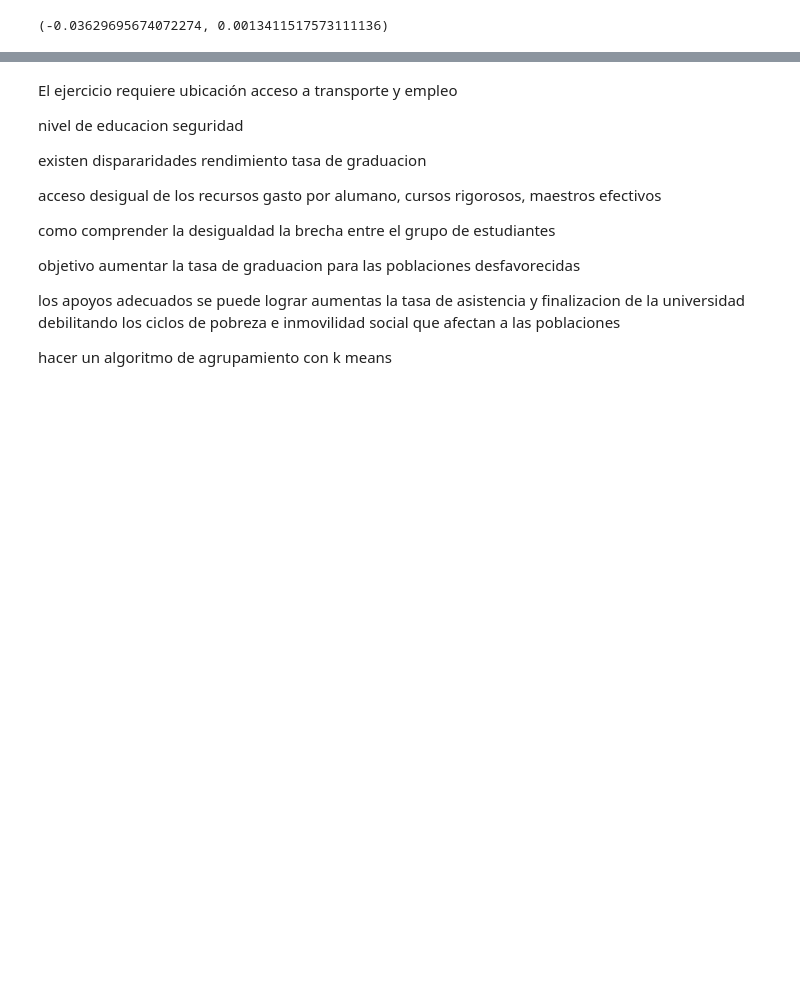
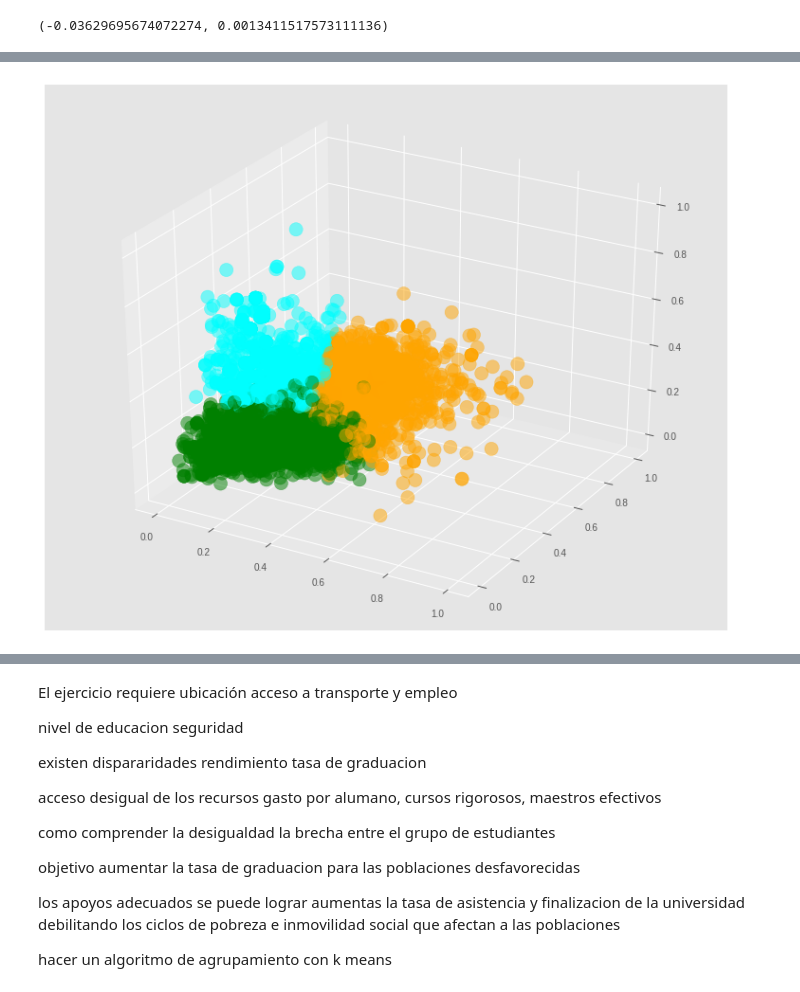
Before and after one commit to Miranda46/TAE-Trabajo1, a Jupyter notebook: TAE_Trabajo1.ipynb, the cells around one changed output, grey strips where cells are left out. Drawn from its saved outputs; the diff is of its cells as text; code cells hidden in the pictures; blank space fills up the shorter version.

```diff
--- a/TAE_Trabajo1.ipynb
+++ b/TAE_Trabajo1.ipynb
@@ -129,0 +382,2 @@ pearsonr(df['PREDDEG'], df['HCM2'])
+# %%
+dfFinal_3D = np.array(dfFinalNorm[["DEP_INC_AVG", "IND_INC_AVG", "GRAD_DEBT_MDN"]])
@@ -129,0 +397,3 @@ pearsonr(df['PREDDEG'], df['HCM2'])
+# %%
+dfFinal['cluster'] = kmeansModeloLabels
+dfFinalNorm['cluster'] = kmeansModeloLabels
@@ -129,0 +447,18 @@ pearsonr(df['PREDDEG'], df['HCM2'])
+# %%
+#array con los datos que se trabaja
+df_array = np.array(dfFinalNorm[["DEP_INC_AVG", "IND_INC_AVG", "GRAD_DEBT_MDN"]])
+#se genera modelo de Kmeans para el array anterior
+kmeans_model = KMeans(n_clusters=3).fit(df_array)
+labels = kmeans_model.labels_
+#Se hallan los centroides para hacer la función Scatter.
+centroides = kmeans_model.cluster_centers_
+fig = plt.figure(figsize=(10, 8))
+ax = Axes3D(fig)
+#Se genera la gráfica con los clusters decididos a través de clustering jerárquico.
+ax.scatter(df_array[:, 0], df_array[:, 1], df_array[:, 2], c=labels, s=200,
+           cmap=matplotlib.colors.ListedColormap(["cyan", "orange", "green"]), alpha=0.5)
+ax.scatter(centroides[:, 0], centroides[:, 1], centroides[:, 2], marker='*', c='r', s=1000)
+
+plt.show()
+# %% [output]
+[figure, added]
```
Also changed, not shown: parts of 35 cells of this notebook.
